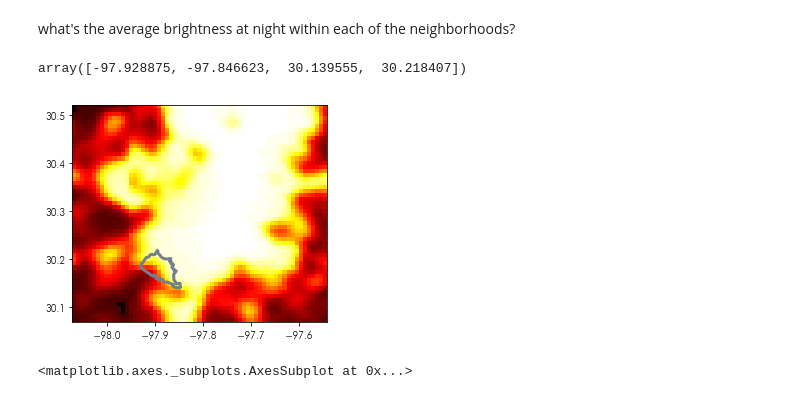
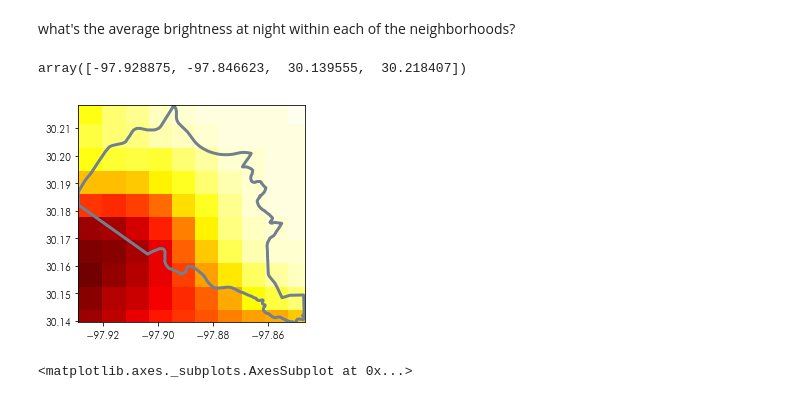
Before and after one commit to pysal/scipy2019-intermediate-gds, a Jupyter notebook: notebooks/rasters.ipynb, the cells around one changed output. Drawn from its saved outputs; the diff is of its cells as text; code cells hidden in the pictures.

```diff
--- a/notebooks/rasters.ipynb
+++ b/notebooks/rasters.ipynb
@@ -70,11 +70,11 @@ from rasterio.mask import mask
 # %%
 test_shape = neighborhoods.geometry[[0]]
 plt.imshow(austin_nightlights, extent=neighborhoods.total_bounds[[0,2,1,3]], cmap='hot')
 test_shape.boundary.plot(ax = plt.gca(), color='slategrey', linewidth=3)
-ax.axis(test_shape.total_bounds[[0,2,1,3]])
+plt.axis(test_shape.total_bounds[[0,2,1,3]])
 # %% [output]
 array([-97.928875, -97.846623,  30.139555,  30.218407])
-[figure, old version]
+[figure, new version]
 # %%
 masked, mask_transform = mask(dataset=nightlight_file,
                               shapes=test_shape, crop=True)
```
Also changed, not shown: parts of 12 cells of this notebook, 2 other files.
